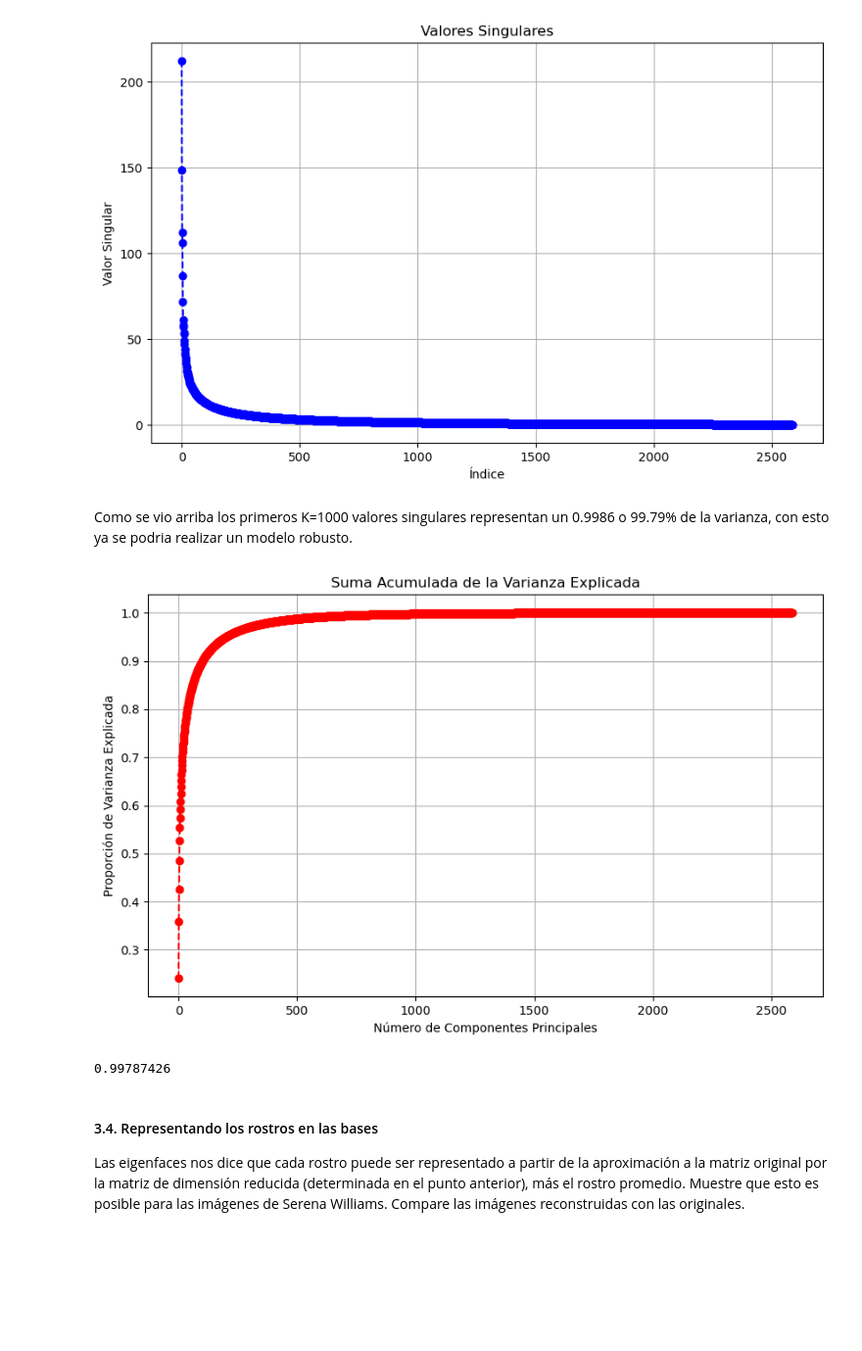
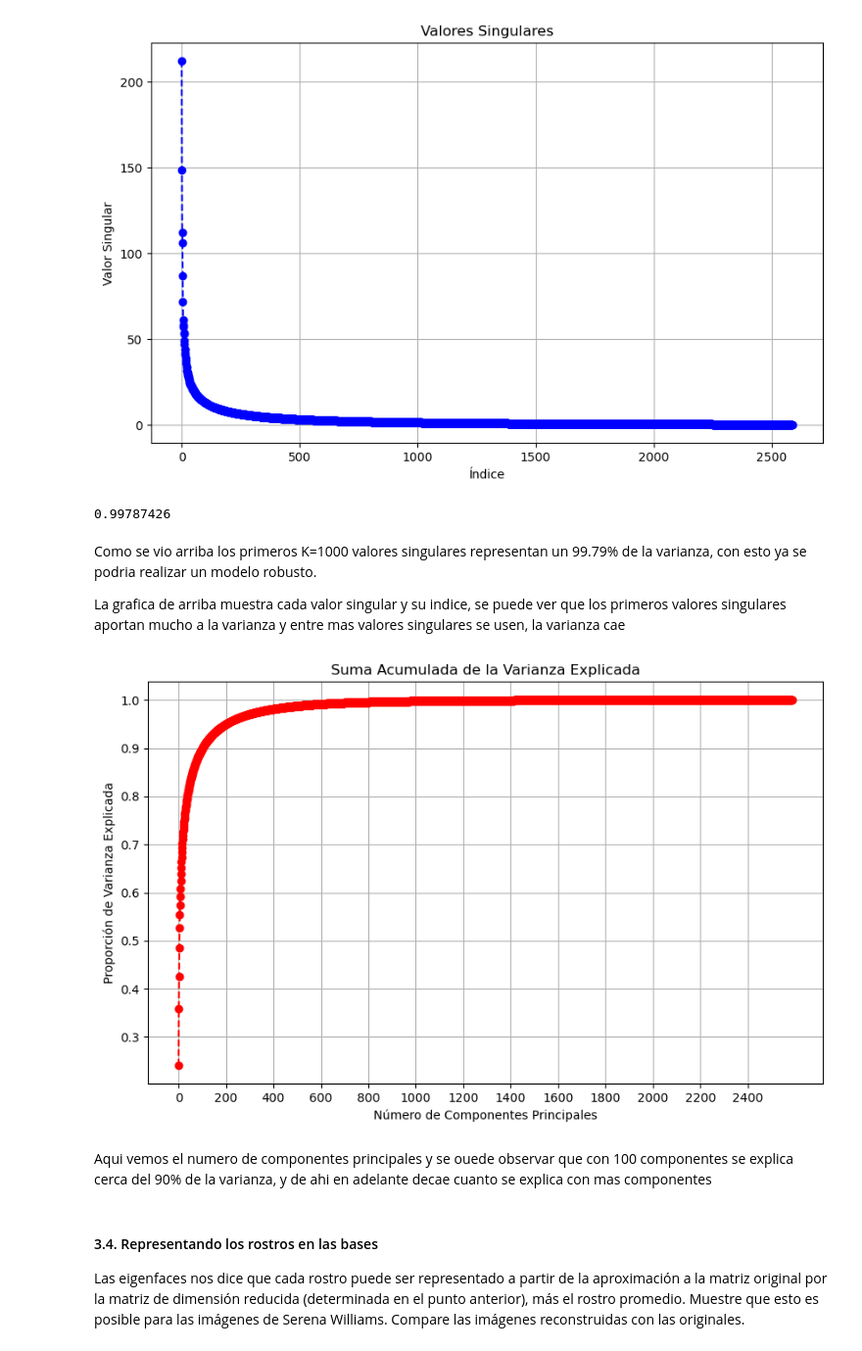
Before and after one commit to juankquintana/aprendizaje-no-supervisado, a Jupyter notebook: Semana 2/Taller/S2_LC_Taller_SVD.ipynb, the cells around one changed output. Shown at 98% size. Drawn from its saved outputs; the diff is of its cells as text; code cells hidden in the pictures; blank space fills up the shorter version.

```diff
--- a/Semana 2/Taller/S2_LC_Taller_SVD.ipynb
+++ b/Semana 2/Taller/S2_LC_Taller_SVD.ipynb
@@ -365,27 +365,36 @@ plt.show()
 # %% [output]
 Proporción de la varianza representada por los primeros K=1000 valores singulares: 0.9979
 [figure]
-# %% [markdown]
-Como se vio arriba los primeros K=1000 valores singulares representan un 0.9986 o 99.79% de la varianza, con esto ya se podria realizar un modelo robusto.
-# %%
-
-# Calcular la varianza explicada acumulada
-varianza_explicada_acumulada = np.cumsum(S**2) / varianza_total
-
-# Graficar la varianza explicada acumulada
-plt.figure(figsize=(10, 6))
-plt.plot(varianza_explicada_acumulada, marker='o', linestyle='--', color='r')
-plt.title('Suma Acumulada de la Varianza Explicada')
-plt.xlabel('Número de Componentes Principales')
-plt.ylabel('Proporción de Varianza Explicada')
-plt.grid(True)
-plt.show()
-# %% [output]
-[figure, removed]
 # %%
 proporcion_varianza
 # %% [output]
 0.99787426
+# %% [markdown]
+Como se vio arriba los primeros K=1000 valores singulares representan un 99.79% de la varianza, con esto ya se podria realizar un modelo robusto.
+
+La grafica de arriba muestra cada valor singular y su indice, se puede ver que los primeros valores singulares aportan mucho a la varianza y entre mas valores singulares se usen, la varianza cae
+# %%
+from matplotlib.ticker import MaxNLocator
+# Calcular la varianza explicada acumulada
+varianza_explicada_acumulada = np.cumsum(S**2) / varianza_total
+
+# Graficar la varianza explicada acumulada
+plt.figure(figsize=(10, 6))
+plt.plot(varianza_explicada_acumulada, marker='o', linestyle='--', color='r')
+plt.title('Suma Acumulada de la Varianza Explicada')
+plt.xlabel('Número de Componentes Principales')
+plt.ylabel('Proporción de Varianza Explicada')
+plt.grid(True)
+
+max_x = len(varianza_explicada_acumulada)
+ticks = np.arange(0, max_x, 200)
+plt.xticks(ticks=ticks)
+
+plt.show()
+# %% [output]
+[figure, added]
+# %% [markdown]
+Aqui vemos el numero de componentes principales y se ouede observar que con 100 componentes se explica cerca del 90% de la varianza, y de ahi en adelante decae cuanto se explica con mas componentes
 # %% [markdown]
 #### 3.4. Representando los rostros en las bases
 
```
Also changed, not shown: parts of 16 cells of this notebook.
